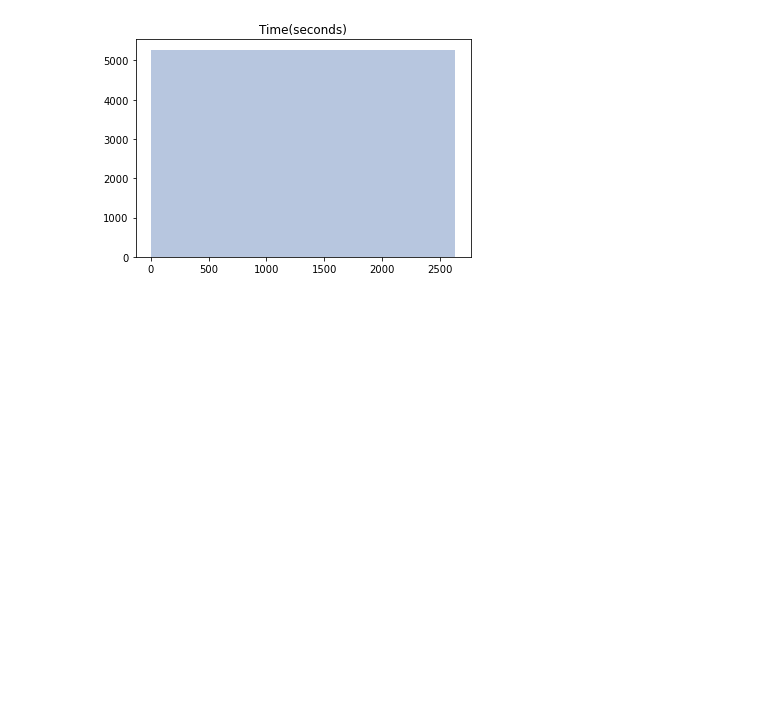
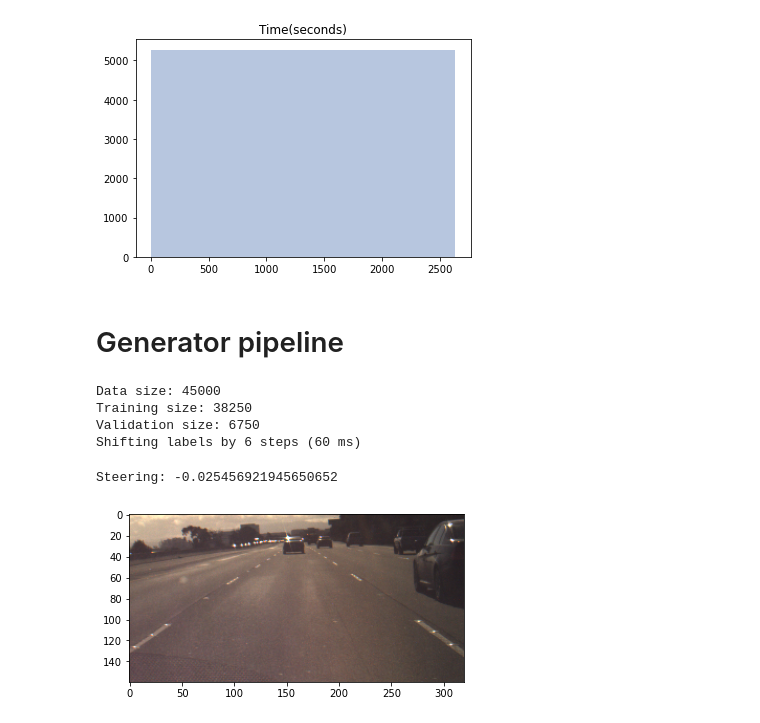
Before and after one commit to sanjyotUM/latcom, a Jupyter notebook: notebooks/explore_comma.ipynb, the cells around one changed output. Saved outputs shown, nothing was run; the diff lists cells and outputs as text; code cells hidden in the pictures; blank space fills up the shorter version.

```diff
--- a/notebooks/explore_comma.ipynb
+++ b/notebooks/explore_comma.ipynb
@@ -120,3 +161,44 @@ ax = sns.distplot(time, kde=False)
 _ = ax.set_title('Time(seconds)')
 # %% [output]
 [figure]
+# %% [markdown]
+# Generator pipeline
+# %%
+sample_file = '2016-01-30--11-24-51.h5'
+
+img_path = img_dir / sample_file
+lbl_path = lbl_dir / sample_file
+
+filepaths = {
+    'lbl_path': str(lbl_path),
+    'img_path': str(img_path)
+}
+# %%
+comma = CommaData(
+    filepaths=filepaths,
+    label_shift_steps=6,
+    start_index=5000,  # For file '2016-01-30--11-24-51.h5'
+    end_index=50000,
+    img_shape=(3, 160, 320),
+    validation_split=0.15,
+    batch_size=64
+)
+# %%
+train, valid = comma.get_train_valid_datasets()
+# %% [output]
+Data size: 45000
+Training size: 38250
+Validation size: 6750
+Shifting labels by 6 steps (60 ms)
+# %%
+# Check if data looks okay
+for itr in train.take(1):
+    i, s = itr
+    i, s = random.choice(list(zip(i, s)))
+    i, s = i.numpy(), s.numpy()
+    i = np.moveaxis(i, 0, 2)
+    print(f'Steering: {s}')
+    plt.imshow(i)
+# %% [output]
+Steering: -0.025456921945650652
+[figure, added]
```
Also changed, not shown: parts of 33 cells of this notebook, 17 other files.
